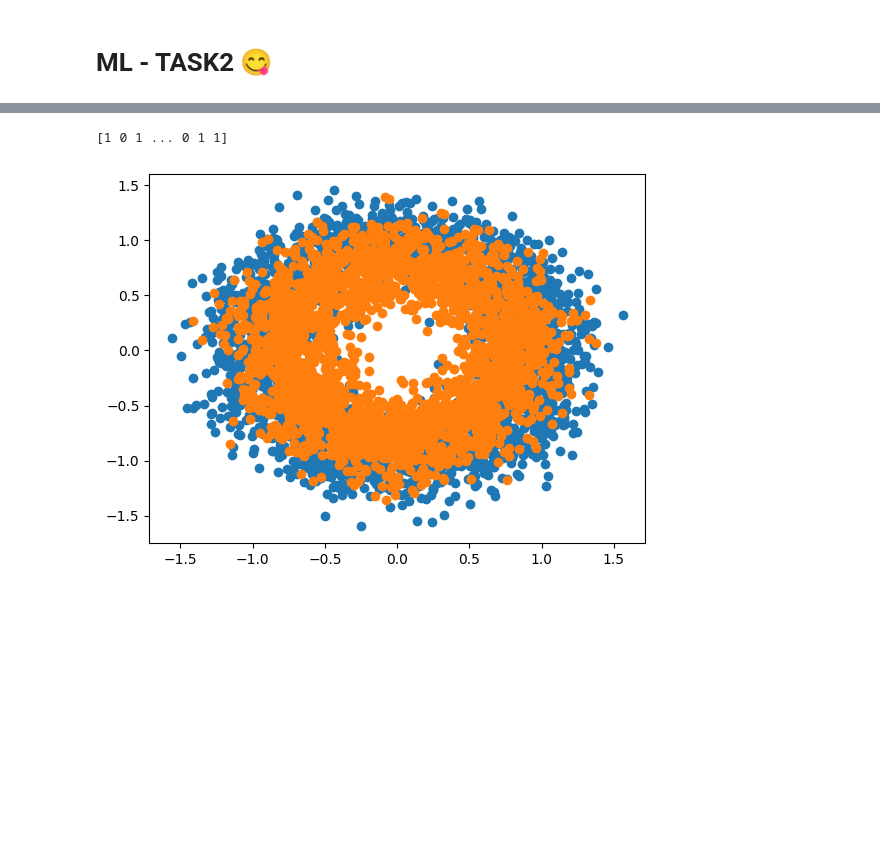
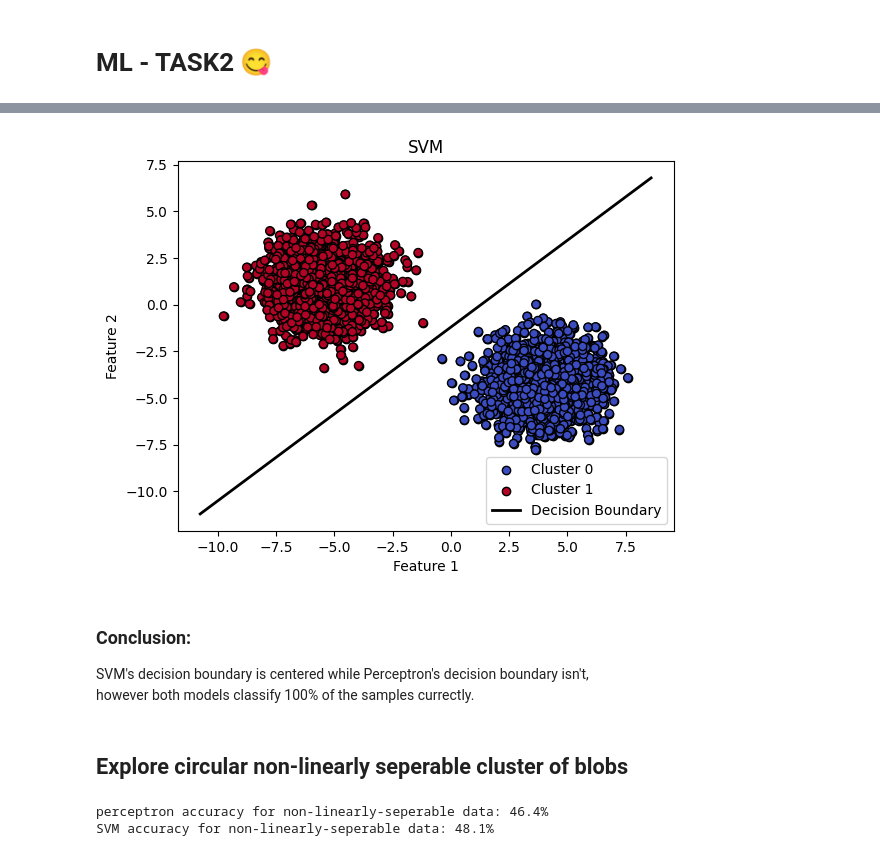
Before and after one commit to mcolesh/ds_playground, a Jupyter notebook: app_notebook.ipynb, the cells around one changed output, grey strips where cells are left out. Drawn from its saved outputs; the diff is of its cells as text; code cells hidden in the pictures; blank space fills up the shorter version.

```diff
--- a/app_notebook.ipynb
+++ b/app_notebook.ipynb
@@ -19,6 +92,50 @@ X, y = datasets.make_blobs(n_samples=5000, n_features=2, centers=2, cluster_std=
+# %%
+# Create a mesh grid
+x_min, x_max = X[:, 0].min() - 1, X[:, 0].max() + 1
+
+# Get the coefficients and intercept of the decision boundary
+w = svm.coef_[0]  # Weights
+b = svm.intercept_[0]  # Intercept
+# Plot training and testing points
+# Define the decision boundary line (w[0]*x + w[1]*y + b = 0)
+x_min, x_max = X_train[:, 0].min() - 1, X_train[:, 0].max() + 1
+x_values = np.linspace(x_min, x_max, 100)
+y_values = -(w[0] * x_values + b) / w[1]  # Rearrange for y = (-w[0]*x - b) / w[1]
+
+# Plot the training data with class-specific labels
+for class_label, color in zip(classes, colors):
+    plt.scatter(
+        X_train[y_train == class_label, 0],
+        X_train[y_train == class_label, 1],
+        color=color,
+        label=f"Cluster {class_label}",
+        edgecolor='k'
+    )
+
+
+# Plot the decision boundary
+plt.plot(x_values, y_values, color='black', linewidth=2, label="Decision Boundary")
+
+
+# Plot the scatter points
+plt.scatter(X_train[:, 0], X_train[:, 1], c=y_train, cmap=plt.cm.coolwarm, edgecolor='k')
+
+
+plt.title("SVM")
+plt.xlabel("Feature 1")
+plt.ylabel("Feature 2")
+plt.legend()
+plt.show()
+# %% [output]
+[figure, added]
+# %% [markdown]
+### Conclusion:
+SVM's decision boundary is centered while Perceptron's decision boundary isn't, \
+however both models classify 100% of the samples currectly.
+# %% [markdown]
+## Explore circular non-linearly seperable cluster of blobs
 # %%
 #create 5000 samples with two features and one center (overlapping)
 X, y = datasets.make_circles(5000,noise=0.1, random_state=123)
-print(y)
+# train test split
+X_train, X_test, y_train, y_test = train_test_split(X, y, test_size=0.2, random_state=123)
-# %% [output]
-[1 0 1 ... 0 1 1]
@@ -36,7 +142,13 @@ for idx, x in enumerate(X):
-# %%
-#plot then in two diffrent colors
-plt.scatter(X_0[0],X_0[1])
-plt.scatter(X_1[0],X_1[1])
-plt.show()
-# %% [output]
-[figure, removed]
+# %%
+p = Perceptron(eta0=0.1, n_iter_no_change=40)
+p.fit(X_train, y_train)
+y_predict = p.predict(X_test)
+print(f"{Fore.YELLOW}perceptron accuracy {Style.RESET_ALL}for non-linearly-seperable data: {np.round(p.score(X_test, y_test) * 100, decimals=3)}%")
+
+svm = SVC(kernel="linear")
+svm.fit(X_train, y_train)
+y_predict = svm.predict(X_test)
+print(f"{Fore.GREEN}SVM accuracy {Style.RESET_ALL}for non-linearly-seperable data: {np.round(svm.score(X_test, y_test) * 100, decimals=3)}%")
+# %% [output]
+perceptron accuracy for non-linearly-seperable data: 46.4%
+SVM accuracy for non-linearly-seperable data: 48.1%
```
Also changed, not shown: parts of 26 cells of this notebook.
